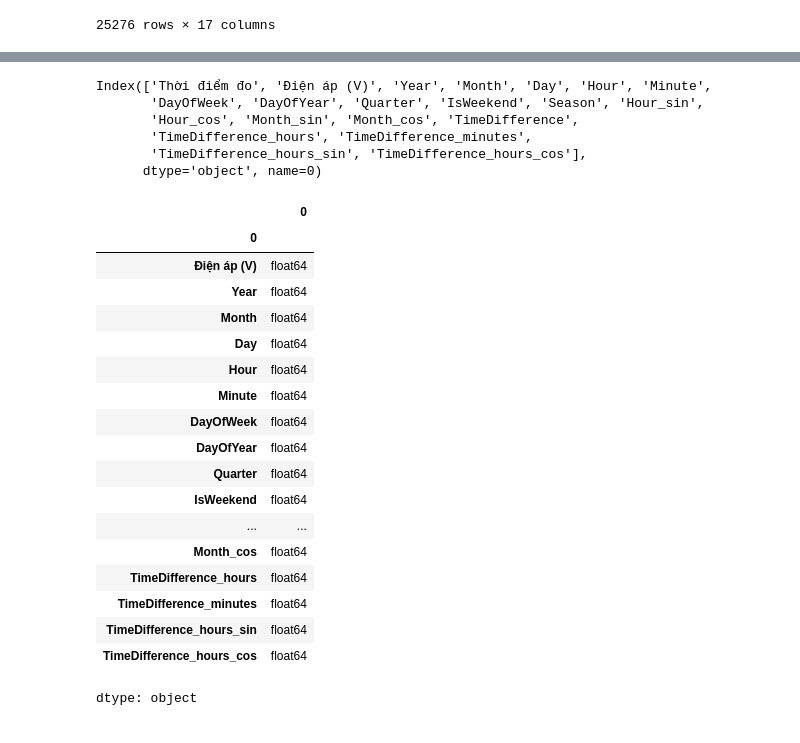
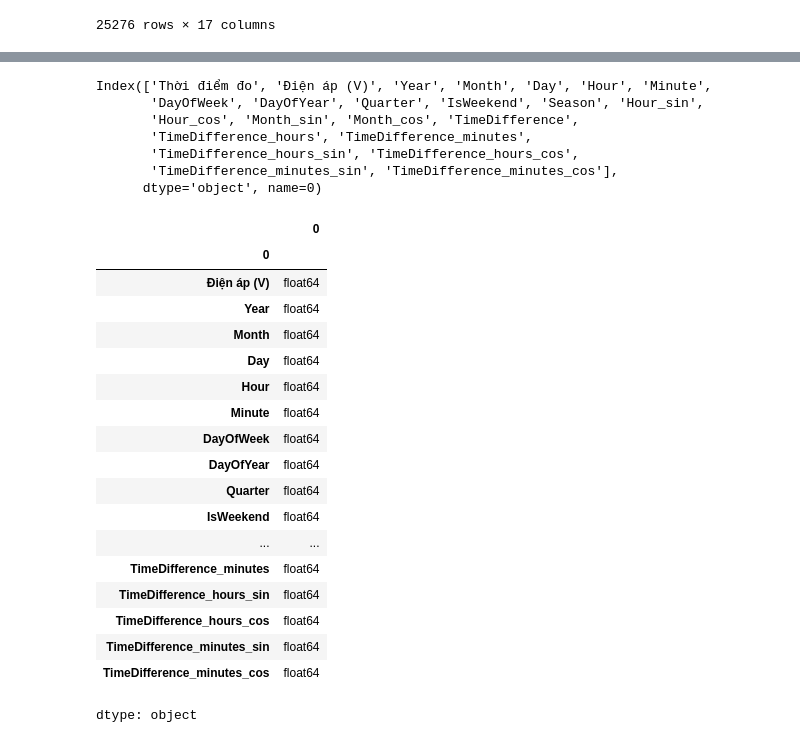
Before and after one commit to nhut-ngnn/DPL302m_Material, a Jupyter notebook: Code/EduNext_Slot5/EduNext_Slot5.ipynb, the cells around one changed output, grey strips where cells are left out. Saved outputs shown, nothing was run; the diff lists cells and outputs as text; code cells hidden in the pictures.

```diff
--- a/Code/EduNext_Slot5/EduNext_Slot5.ipynb
+++ b/Code/EduNext_Slot5/EduNext_Slot5.ipynb
@@ -189,4 +173,6 @@ df['TimeDifference_minutes'] = df['TimeDifference'].dt.components['minutes']
 
 df['TimeDifference_hours_sin']= np.sin(2 * np.pi * df['TimeDifference_hours'] / 24)
 df['TimeDifference_hours_cos']= np.cos(2 * np.pi * df['TimeDifference_hours'] / 24)
-df.head()
+
+df['TimeDifference_minutes_sin']= np.sin(2 * np.pi * df['TimeDifference_minutes'] / 60)
+df['TimeDifference_minutes_cos']= np.cos(2 * np.pi * df['TimeDifference_minutes'] / 60)
@@ -205,34 +183,36 @@ Index(['Thời điểm đo', 'Điện áp (V)', 'Year', 'Month', 'Day', 'Hour',
        'DayOfWeek', 'DayOfYear', 'Quarter', 'IsWeekend', 'Season', 'Hour_sin',
        'Hour_cos', 'Month_sin', 'Month_cos', 'TimeDifference',
        'TimeDifference_hours', 'TimeDifference_minutes',
-       'TimeDifference_hours_sin', 'TimeDifference_hours_cos'],
+       'TimeDifference_hours_sin', 'TimeDifference_hours_cos',
+       'TimeDifference_minutes_sin', 'TimeDifference_minutes_cos'],
       dtype='object', name=0)
 # %%
-columns_to_convert = ['Điện áp (V)', 'Year', 'Month', 'Day', 'Hour', 'Minute',
-    'DayOfWeek', 'DayOfYear', 'Quarter', 'IsWeekend', 'Season',
-    'Hour_sin', 'Hour_cos', 'Month_sin', 'Month_cos','TimeDifference_hours',
-    'TimeDifference_minutes','TimeDifference_hours_sin', 'TimeDifference_hours_cos']
+columns_to_convert = [ 'Điện áp (V)', 'Year', 'Month', 'Day', 'Hour', 'Minute',
+       'DayOfWeek', 'DayOfYear', 'Quarter', 'IsWeekend', 'Season', 'Hour_sin',
+       'Hour_cos', 'Month_sin', 'Month_cos', 'TimeDifference_hours', 'TimeDifference_minutes',
+       'TimeDifference_hours_sin', 'TimeDifference_hours_cos',
+       'TimeDifference_minutes_sin', 'TimeDifference_minutes_cos']
 df_preprocess = df[columns_to_convert].astype(float)
 df_preprocess.dtypes
 # %% [output]
 |  | 0 |
 | 0 |  |
 | Điện áp (V) | float64 |
 | Year | float64 |
 | Month | float64 |
 | Day | float64 |
 | Hour | float64 |
 | Minute | float64 |
 | DayOfWeek | float64 |
 | DayOfYear | float64 |
 | Quarter | float64 |
 | IsWeekend | float64 |
 | ... | ... |
-| Month_cos | float64 |
-| TimeDifference_hours | float64 |
 | TimeDifference_minutes | float64 |
 | TimeDifference_hours_sin | float64 |
 | TimeDifference_hours_cos | float64 |
+| TimeDifference_minutes_sin | float64 |
+| TimeDifference_minutes_cos | float64 |
 dtype: object
 # %%
 minmax_scaler = MinMaxScaler()
```
Also changed, not shown: parts of 28 cells of this notebook.
